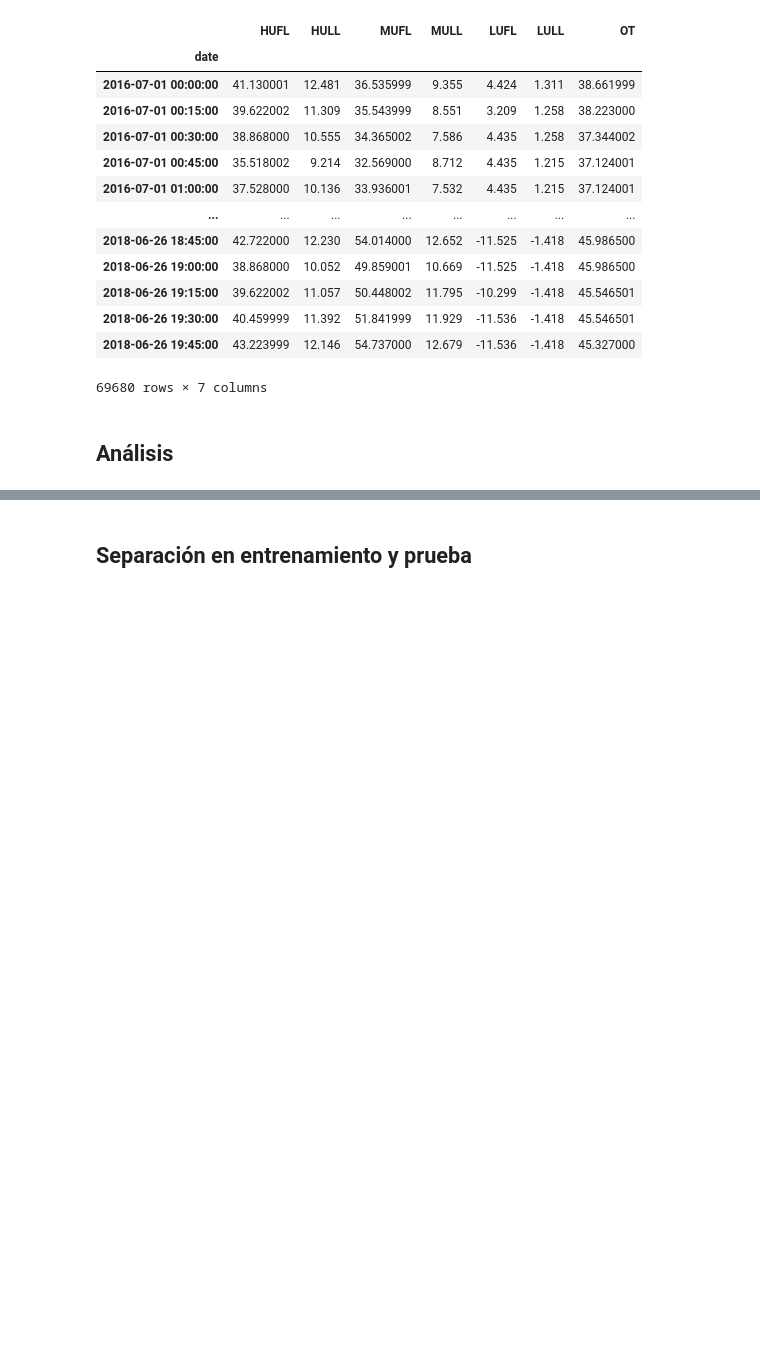
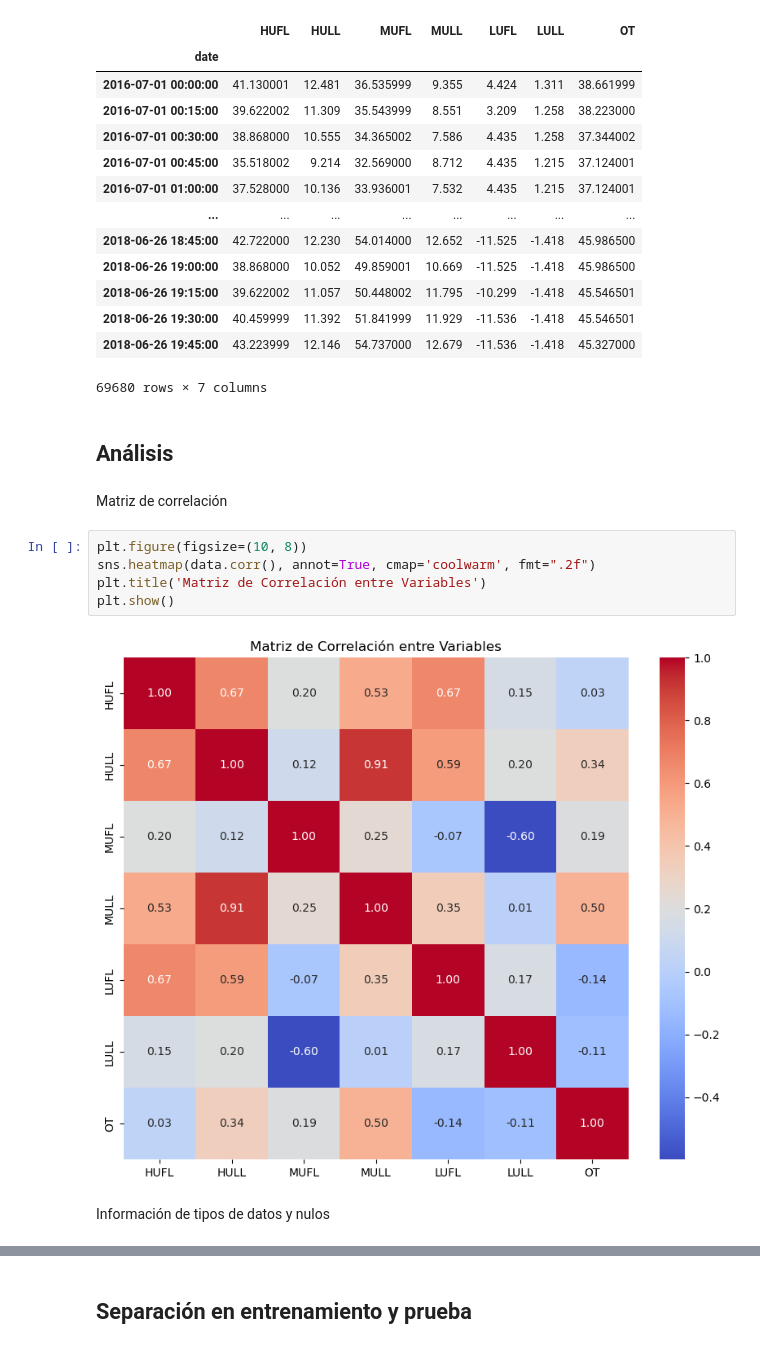
Before and after one commit to AlanContrerasPrieto/PortafolioMod2, a Jupyter notebook: implementacion.ipynb, the cells around one changed output, grey strips where cells are left out. Saved outputs shown, nothing was run; the diff lists cells and outputs as text; blank space fills up the shorter version.

```diff
--- a/implementacion.ipynb
+++ b/implementacion.ipynb
@@ -82,3 +121,14 @@ data
 69680 rows × 7 columns
 # %% [markdown]
 ## Análisis
+# %% [markdown]
+Matriz de correlación
+# %%
+plt.figure(figsize=(10, 8))
+sns.heatmap(data.corr(), annot=True, cmap='coolwarm', fmt=".2f")
+plt.title('Matriz de Correlación entre Variables')
+plt.show()
+# %% [output]
+[figure, added]
+# %% [markdown]
+Información de tipos de datos y nulos
```
Also changed, not shown: parts of 28 cells of this notebook, 1 other file.
